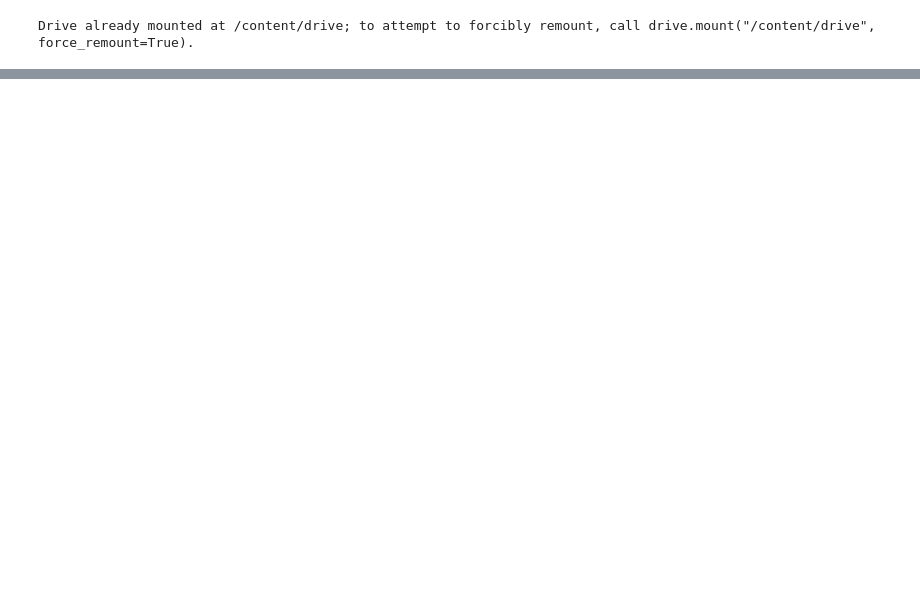
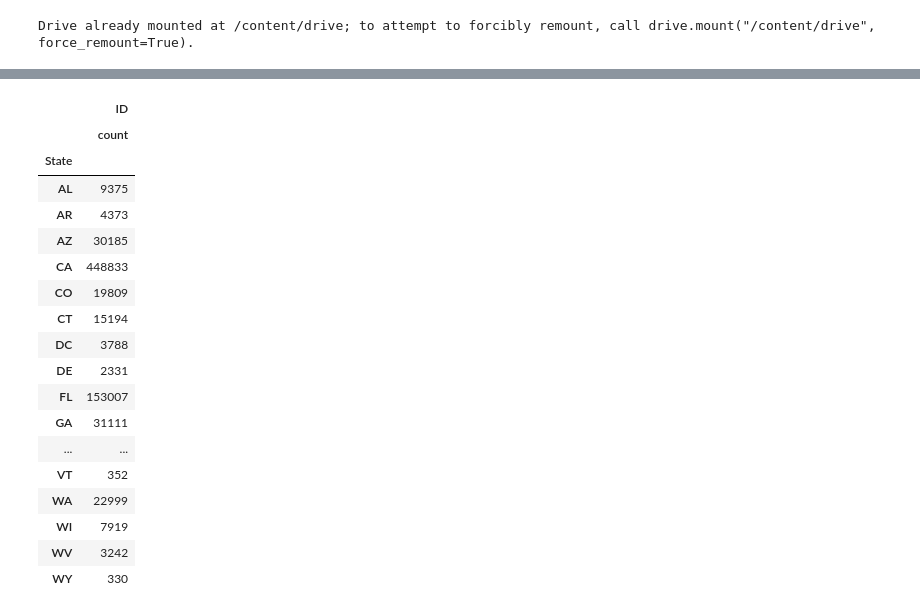
Before and after one commit to matthewmyrick/DataAnalyticsPortfolio, a Jupyter notebook: US Collision/Collision_Data_Analysis.ipynb, the cells around one changed output, grey strips where cells are left out. Drawn from its saved outputs; the diff is of its cells as text; code cells hidden in the pictures; blank space fills up the shorter version.

```diff
--- a/US Collision/Collision_Data_Analysis.ipynb
+++ b/US Collision/Collision_Data_Analysis.ipynb
@@ -32,8 +38,29 @@ df
 # %%
 # set up histogram data for amount of accident reports per state
 state_lists = df.State.unique()
 df_state_count = df.groupby(['State']).agg({
     "ID":['count']
     })
 hist_val = df_state_count[('ID', 'count')].to_list()
+df_state_count
+# %% [output]
+|  | ID |
+|  | count |
+| State |  |
+| AL | 9375 |
+| AR | 4373 |
+| AZ | 30185 |
+| CA | 448833 |
+| CO | 19809 |
+| CT | 15194 |
+| DC | 3788 |
+| DE | 2331 |
+| FL | 153007 |
+| GA | 31111 |
+| ... | ... |
+| VT | 352 |
+| WA | 22999 |
+| WI | 7919 |
+| WV | 3242 |
+| WY | 330 |
 # %%
```
Also changed, not shown: parts of 9 cells of this notebook.
